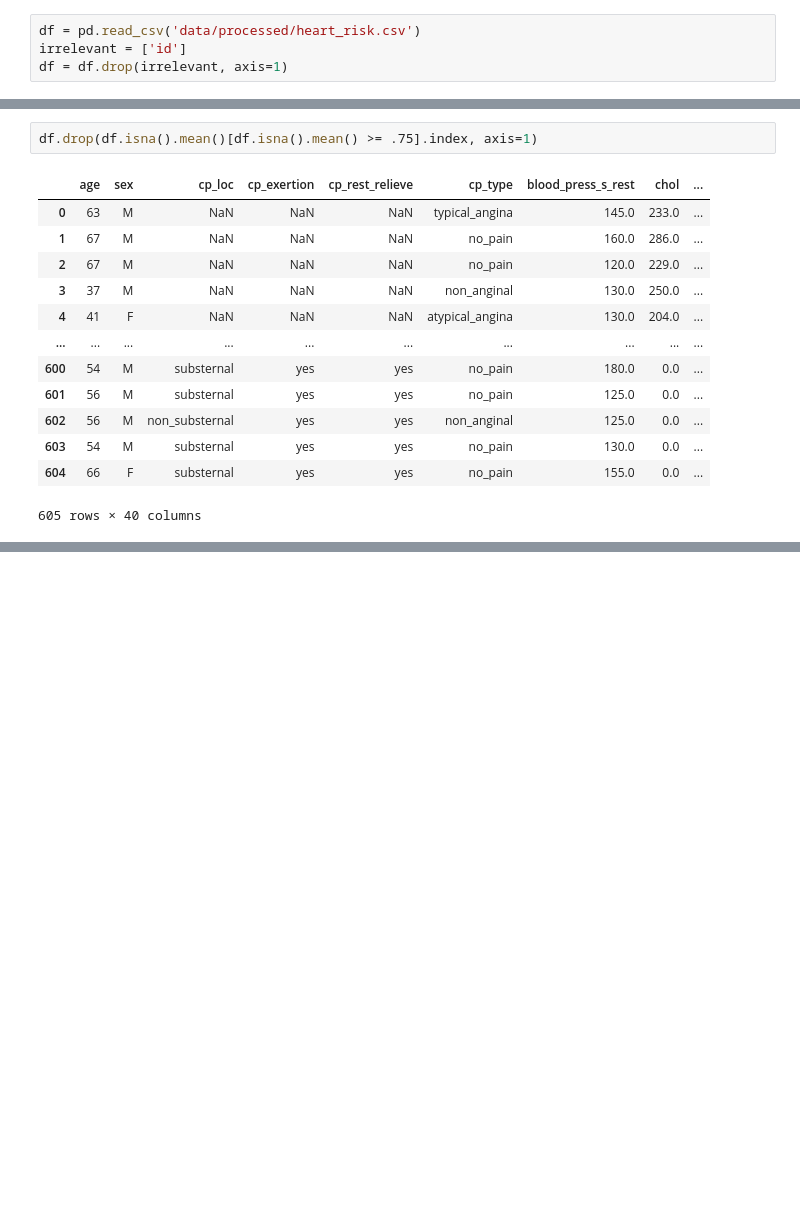
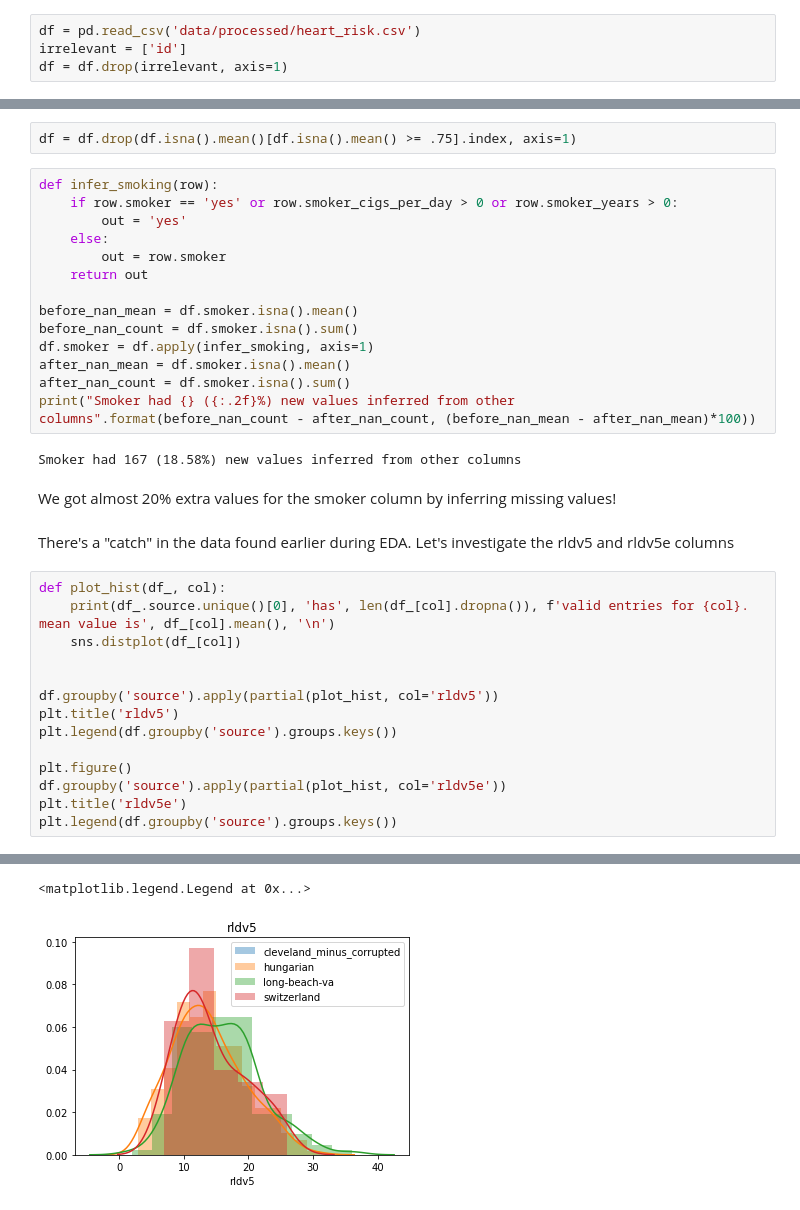
Before and after one commit to guischmitd/heart_attack_analysis, a Jupyter notebook: key_indicators.ipynb, the cells around one changed output, grey strips where cells are left out. Saved outputs shown, nothing was run; the diff lists cells and outputs as text; blank space fills up the shorter version.

Commit message:
first steps of data cleanup and corrections

```diff
--- a/key_indicators.ipynb
+++ b/key_indicators.ipynb
@@ -116,16 +43,37 @@ Length: 605, dtype: float64
 # %%
-df.drop(df.isna().mean()[df.isna().mean() >= .75].index, axis=1)
+df = df.drop(df.isna().mean()[df.isna().mean() >= .75].index, axis=1)
-# %% [output]
-|  | age | sex | cp_loc | cp_exertion | cp_rest_relieve | cp_type | blood_press_s_rest | chol | ... |
-| 0 | 63 | M | NaN | NaN | NaN | typical_angina | 145.0 | 233.0 | ... |
-| 1 | 67 | M | NaN | NaN | NaN | no_pain | 160.0 | 286.0 | ... |
-| 2 | 67 | M | NaN | NaN | NaN | no_pain | 120.0 | 229.0 | ... |
-| 3 | 37 | M | NaN | NaN | NaN | non_anginal | 130.0 | 250.0 | ... |
-| 4 | 41 | F | NaN | NaN | NaN | atypical_angina | 130.0 | 204.0 | ... |
-| ... | ... | ... | ... | ... | ... | ... | ... | ... | ... |
-| 600 | 54 | M | substernal | yes | yes | no_pain | 180.0 | 0.0 | ... |
-| 601 | 56 | M | substernal | yes | yes | no_pain | 125.0 | 0.0 | ... |
-| 602 | 56 | M | non_substernal | yes | yes | non_anginal | 125.0 | 0.0 | ... |
-| 603 | 54 | M | substernal | yes | yes | no_pain | 130.0 | 0.0 | ... |
-| 604 | 66 | F | substernal | yes | yes | no_pain | 155.0 | 0.0 | ... |
-605 rows × 40 columns
+# %%
+def infer_smoking(row):
+    if row.smoker == 'yes' or row.smoker_cigs_per_day > 0 or row.smoker_years > 0:
+        out = 'yes'
+    else:
+        out = row.smoker
+    return out
+
+before_nan_mean = df.smoker.isna().mean()
+before_nan_count = df.smoker.isna().sum()
+df.smoker = df.apply(infer_smoking, axis=1)
+after_nan_mean = df.smoker.isna().mean()
+after_nan_count = df.smoker.isna().sum()
+print("Smoker had {} ({:.2f}%) new values inferred from other columns".format(before_nan_count - after_nan_count, (before_nan_mean - after_nan_mean)*100))
+# %% [output]
+Smoker had 167 (18.58%) new values inferred from other columns
+# %% [markdown]
+We got almost 20% extra values for the smoker column by inferring missing values!
+# %% [markdown]
+There's a "catch" in the data found earlier during EDA. Let's investigate the rldv5 and rldv5e columns
+# %%
+def plot_hist(df_, col):
+    print(df_.source.unique()[0], 'has', len(df_[col].dropna()), f'valid entries for {col}. mean value is', df_[col].mean(), '\n')
+    sns.distplot(df_[col])
+
+
+df.groupby('source').apply(partial(plot_hist, col='rldv5'))
+plt.title('rldv5')
+plt.legend(df.groupby('source').groups.keys())
+
+plt.figure()
+df.groupby('source').apply(partial(plot_hist, col='rldv5e'))
+plt.title('rldv5e')
+plt.legend(df.groupby('source').groups.keys())
+# %% [output]
@@ -131,0 +95,2 @@ df.drop(df.isna().mean()[df.isna().mean() >= .75].index, axis=1)
+<matplotlib.legend.Legend at 0x...>
+[figure, added]
```
Also changed, not shown: parts of 19 cells of this notebook, 6 other files.
